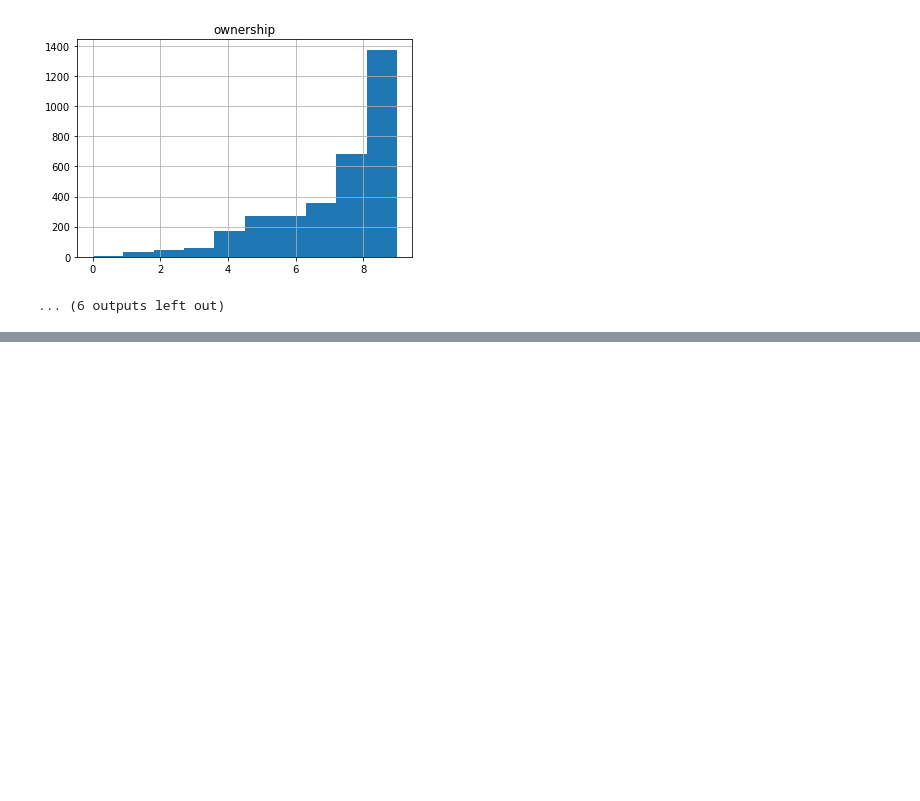
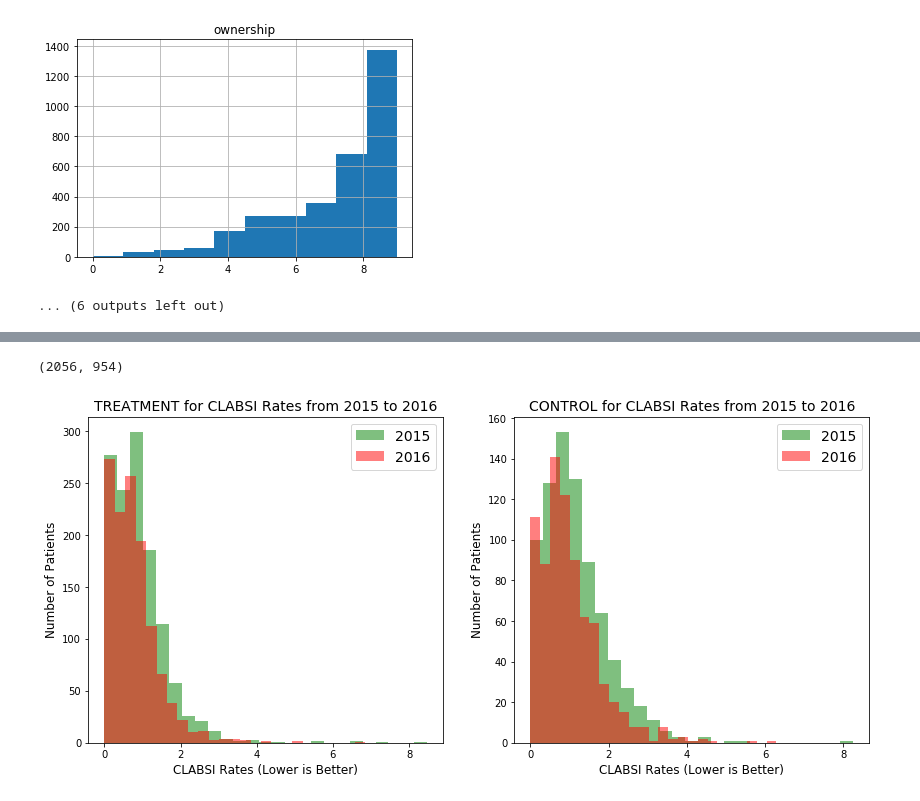
Before and after one commit to steeznation16/Mathematica_Data_Exercise, a Jupyter notebook: Data Exploration.ipynb, the cells around one changed output, grey strips where cells are left out. Drawn from its saved outputs; the diff is of its cells as text; code cells hidden in the pictures; blank space fills up the shorter version.

```diff
--- a/Data Exploration.ipynb
+++ b/Data Exploration.ipynb
@@ -325,0 +361,28 @@ for col in cols:
+# %%
+treatment = df[df['treatment'] == 1]
+treatment.drop(columns='treatment', inplace=True)
+control = df[df['treatment'] == 0]
+control.drop(columns='treatment', inplace=True)
+# %%
+len(treatment), len(control)
+# %% [output]
+(2056, 954)
+# %%
+plt.figure(figsize=(14, 6))
+plt.subplot(121)
+plt.hist(treatment.sir15, color='g', alpha=0.5, bins=25, label='2015')
+plt.hist(treatment.sir16, color='r', alpha=0.5, bins=25, label='2016')
+plt.title('TREATMENT for CLABSI Rates from 2015 to 2016', fontsize=14)
+plt.xlabel('CLABSI Rates (Lower is Better)', fontsize=12)
+plt.ylabel('Number of Patients', fontsize=12)
+plt.legend(loc=0, fontsize=14)
+plt.subplot(122)
+plt.hist(control.sir15, color='g', alpha=0.5, bins=25, label='2015')
+plt.hist(control.sir16, color='r', alpha=0.5, bins=25, label='2016')
+plt.title('CONTROL for CLABSI Rates from 2015 to 2016', fontsize=14)
+plt.xlabel('CLABSI Rates (Lower is Better)', fontsize=12)
+plt.ylabel('Number of Patients', fontsize=12)
+plt.legend(loc=0, fontsize=14)
+plt.show()
+# %% [output]
+[figure, added]
```
Also changed, not shown: parts of 11 cells of this notebook.
